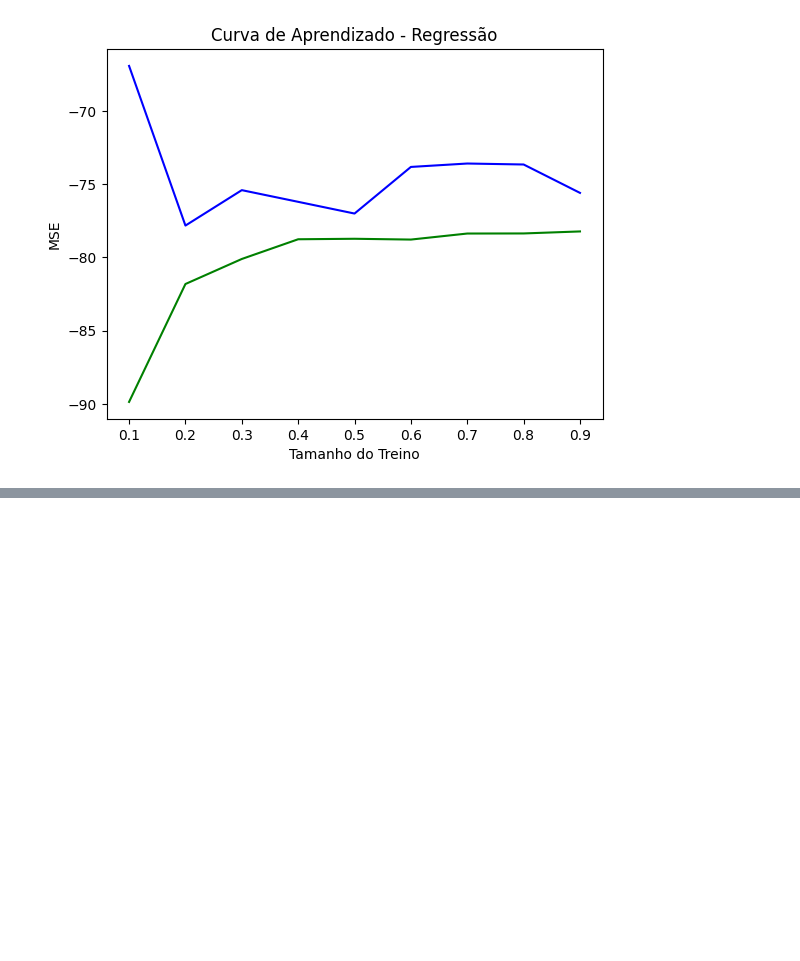
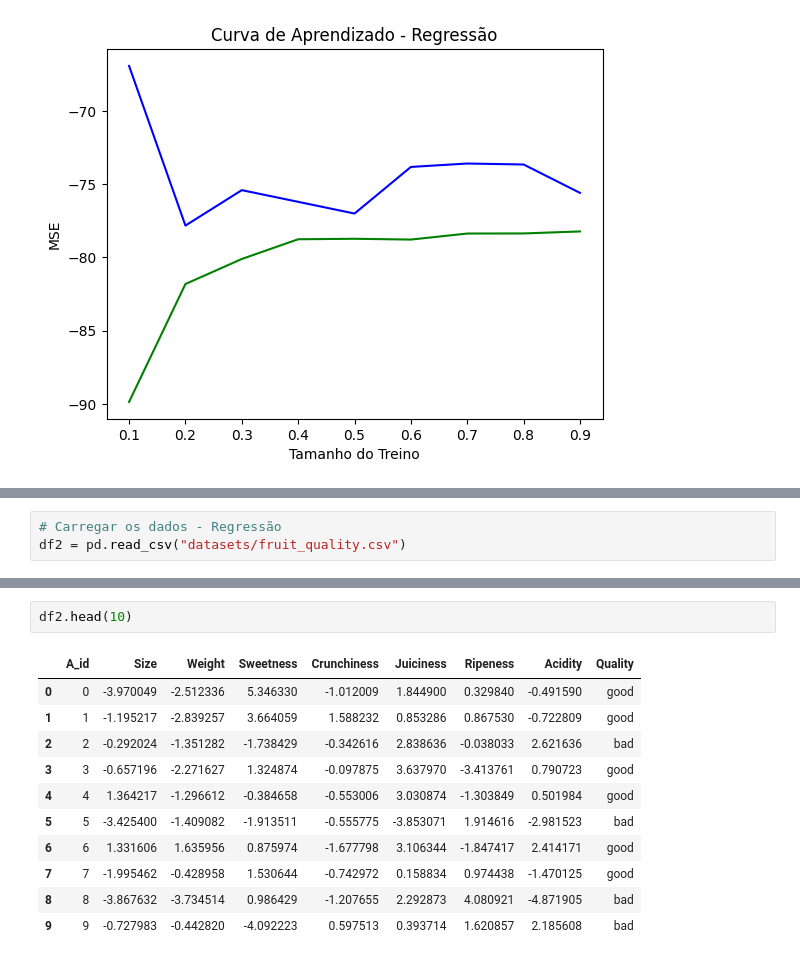
Before and after one commit to rocketseat-education/Desenvolvimento-de-IA, a Jupyter notebook: Topicos Complementares/deteccao_overfitting.ipynb, the cells around one changed output, grey strips where cells are left out. Saved outputs shown, nothing was run; the diff lists cells and outputs as text; blank space fills up the shorter version.

```diff
--- a/Topicos Complementares/deteccao_overfitting.ipynb
+++ b/Topicos Complementares/deteccao_overfitting.ipynb
@@ -105,0 +108,3 @@ plt.show()
+# %%
+# Carregar os dados - Regressão
+df2 = pd.read_csv("datasets/fruit_quality.csv")
@@ -105,0 +130,14 @@ plt.show()
+# %%
+df2.head(10)
+# %% [output]
+|  | A_id | Size | Weight | Sweetness | Crunchiness | Juiciness | Ripeness | Acidity | Quality |
+| 0 | 0 | -3.970049 | -2.512336 | 5.346330 | -1.012009 | 1.844900 | 0.329840 | -0.491590 | good |
+| 1 | 1 | -1.195217 | -2.839257 | 3.664059 | 1.588232 | 0.853286 | 0.867530 | -0.722809 | good |
+| 2 | 2 | -0.292024 | -1.351282 | -1.738429 | -0.342616 | 2.838636 | -0.038033 | 2.621636 | bad |
+| 3 | 3 | -0.657196 | -2.271627 | 1.324874 | -0.097875 | 3.637970 | -3.413761 | 0.790723 | good |
+| 4 | 4 | 1.364217 | -1.296612 | -0.384658 | -0.553006 | 3.030874 | -1.303849 | 0.501984 | good |
+| 5 | 5 | -3.425400 | -1.409082 | -1.913511 | -0.555775 | -3.853071 | 1.914616 | -2.981523 | bad |
+| 6 | 6 | 1.331606 | 1.635956 | 0.875974 | -1.677798 | 3.106344 | -1.847417 | 2.414171 | good |
+| 7 | 7 | -1.995462 | -0.428958 | 1.530644 | -0.742972 | 0.158834 | 0.974438 | -1.470125 | good |
+| 8 | 8 | -3.867632 | -3.734514 | 0.986429 | -1.207655 | 2.292873 | 4.080921 | -4.871905 | bad |
+| 9 | 9 | -0.727983 | -0.442820 | -4.092223 | 0.597513 | 0.393714 | 1.620857 | 2.185608 | bad |
```
Also changed, not shown: parts of 11 cells of this notebook.
